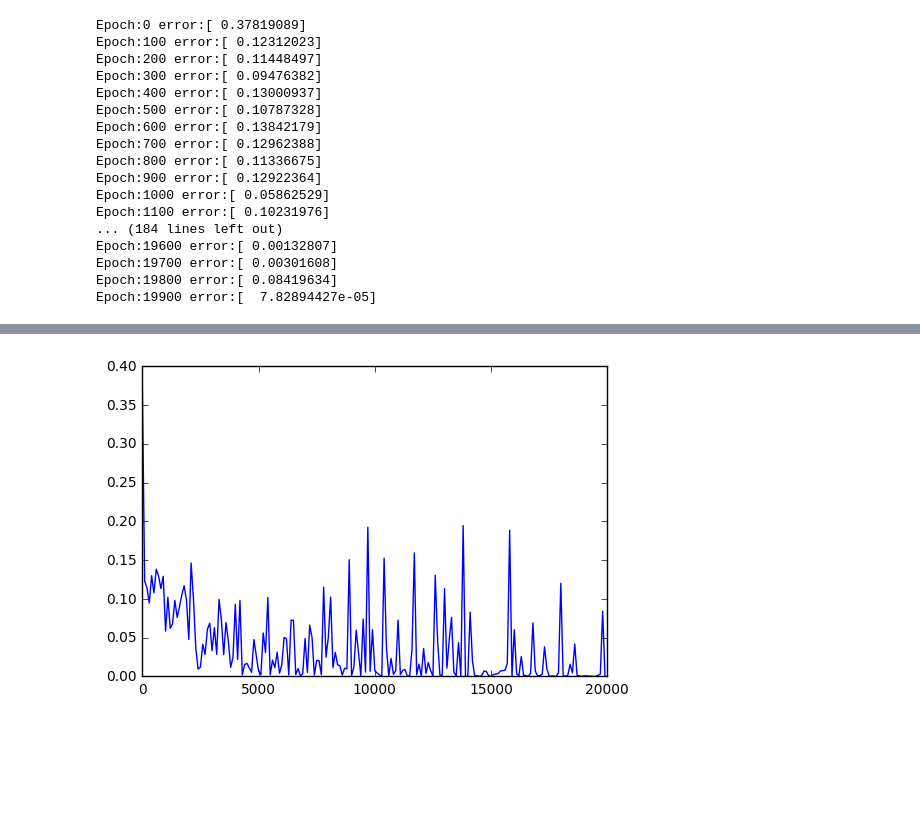
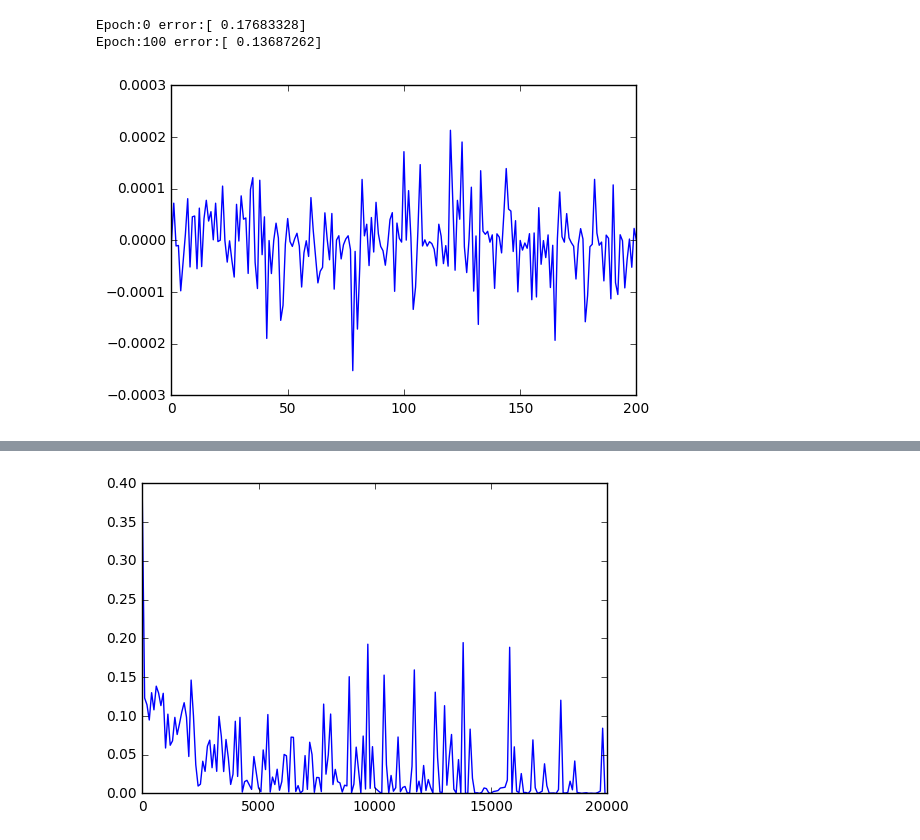
Before and after one commit to Vivek312/MLP_warmup, a Jupyter notebook: MLP_test_HAR.ipynb, the cells around one changed output, grey strips where cells are left out. Cells and saved outputs as stored; diff of their text form; code cells hidden in the pictures; blank space fills up the shorter version.

```diff
--- a/MLP_test_HAR.ipynb
+++ b/MLP_test_HAR.ipynb
@@ -56,6 +56,7 @@ class NeuralNetwork:
         X = temp
         y = np.array(y)
         error_log=np.zeros([epochs,1]);
+        delt_log=[]
         for k in range(epochs):
             i = np.random.randint(X.shape[0])
             a = [X[i]]
@@ -88,7 +89,8 @@ class NeuralNetwork:
             layer = np.atleast_2d(a[i])
             delta = np.atleast_2d(deltas[i])
             self.weights[i] += learning_rate * layer.T.dot(delta)
-        return error_log;
+            delt_log.append(deltas)
+        return error_log,delt_log;
 
 
 
@@ -122,23 +124,13 @@ yte=target_to_outlayer(ytest)
 # %%
 # Train network
 
-nn=NeuralNetwork([561,200,100,7], 'sigmoid');
-log1=nn.fit(xtrain,ytr,0.05,20000);
+nn=NeuralNetwork([561,200,100,50,30,7], 'sigmoid');
+log1,delt=nn.fit(xtrain,ytr,0.05,200);
 # %% [output]
-Epoch:0 error:[ 0.37819089]
-Epoch:100 error:[ 0.12312023]
-Epoch:200 error:[ 0.11448497]
-Epoch:300 error:[ 0.09476382]
-Epoch:400 error:[ 0.13000937]
-Epoch:500 error:[ 0.10787328]
-Epoch:600 error:[ 0.13842179]
-Epoch:700 error:[ 0.12962388]
-Epoch:800 error:[ 0.11336675]
-Epoch:900 error:[ 0.12922364]
-Epoch:1000 error:[ 0.05862529]
-Epoch:1100 error:[ 0.10231976]
-... (184 lines left out)
-Epoch:19600 error:[ 0.00132807]
-Epoch:19700 error:[ 0.00301608]
-Epoch:19800 error:[ 0.08419634]
-Epoch:19900 error:[  7.82894427e-05]
+Epoch:0 error:[ 0.17683328]
+Epoch:100 error:[ 0.13687262]
+# %%
+plt.plot(delt[:][0][0])
+plt.show()
+# %% [output]
+[figure, added]
```
Also changed, not shown: parts of 6 cells of this notebook.
